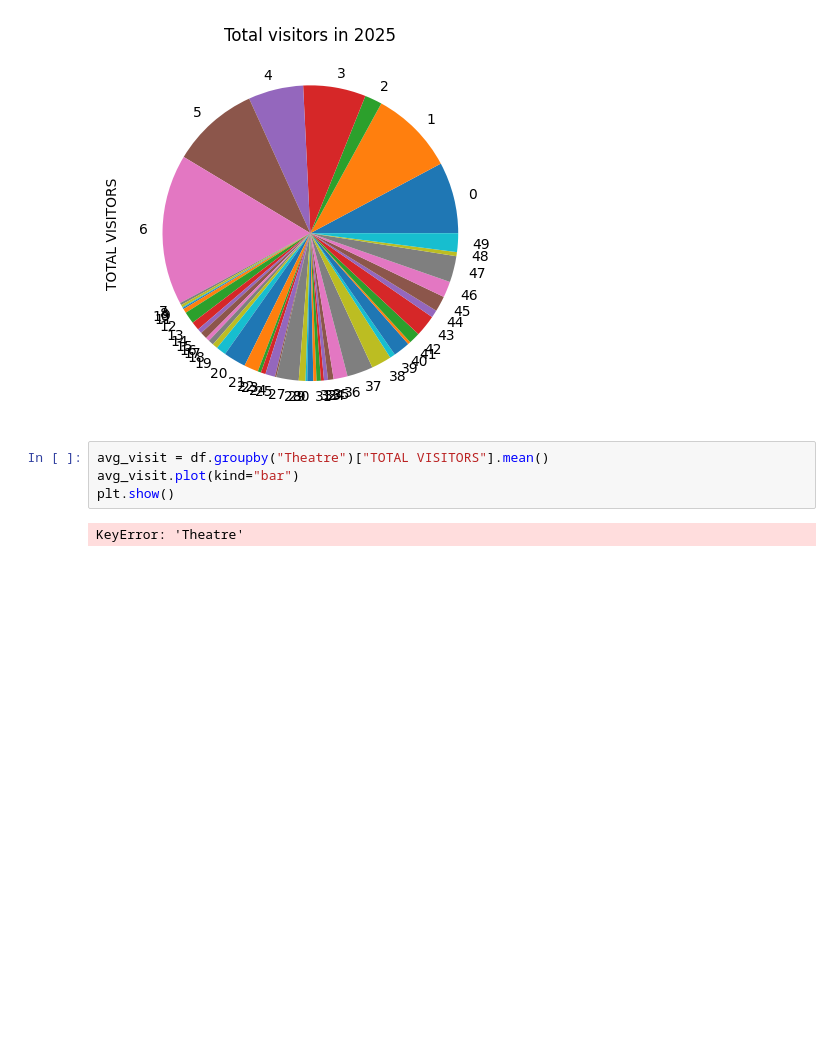
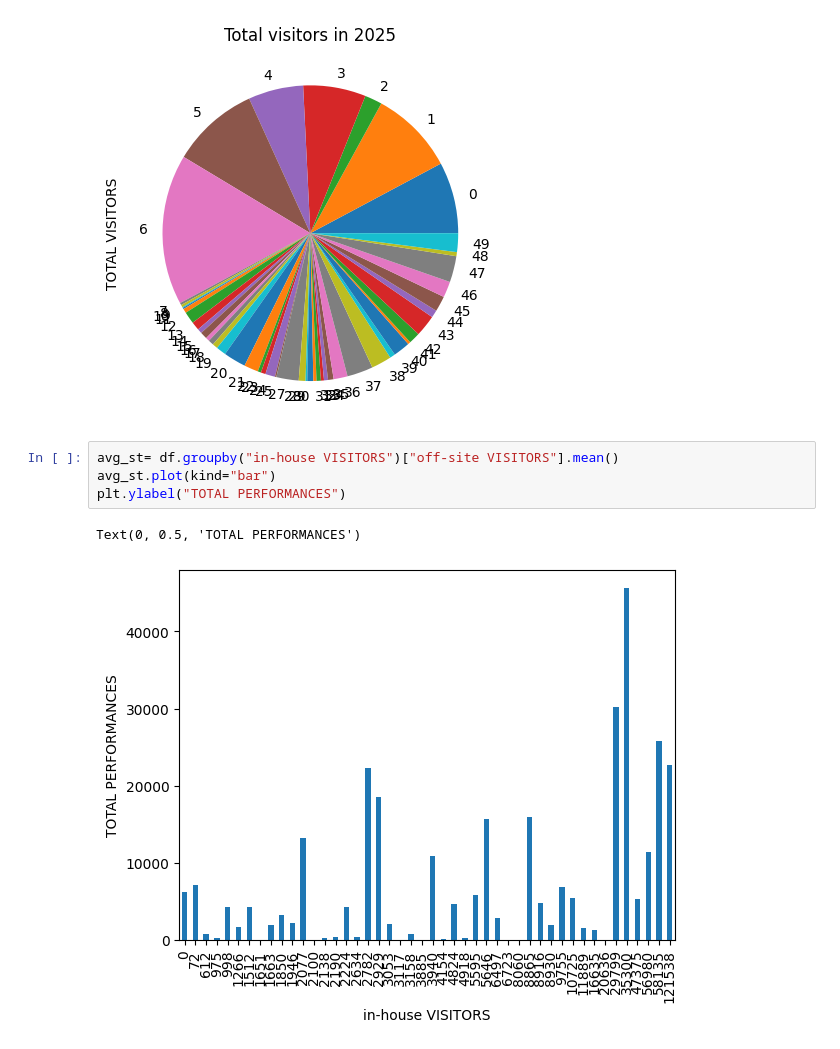
Before and after one commit to adrianklausen0-ux/dt-2026-data-visualisation, a Jupyter notebook: notebooks/Digital Humanities/Homework/Homework5_AdrianKlausen.ipynb, the cells around one changed output. Drawn from its saved outputs; the diff is of its cells as text; blank space fills up the shorter version.

```diff
--- a/notebooks/Digital Humanities/Homework/Homework5_AdrianKlausen.ipynb
+++ b/notebooks/Digital Humanities/Homework/Homework5_AdrianKlausen.ipynb
@@ -19,8 +19,9 @@ plt.title("Total visitors in 2025")
 Text(0.5, 1.0, 'Total visitors in 2025')
 [figure]
 # %%
-avg_visit = df.groupby("Theatre")["TOTAL VISITORS"].mean()
-avg_visit.plot(kind="bar")
-plt.show()
+avg_st= df.groupby("in-house VISITORS")["off-site VISITORS"].mean()
+avg_st.plot(kind="bar")
+plt.ylabel("TOTAL PERFORMANCES")
 # %% [output]
-KeyError: 'Theatre'
+Text(0, 0.5, 'TOTAL PERFORMANCES')
+[figure, added]
```
Also changed, not shown: parts of 1 cell of this notebook, 5 other files.
